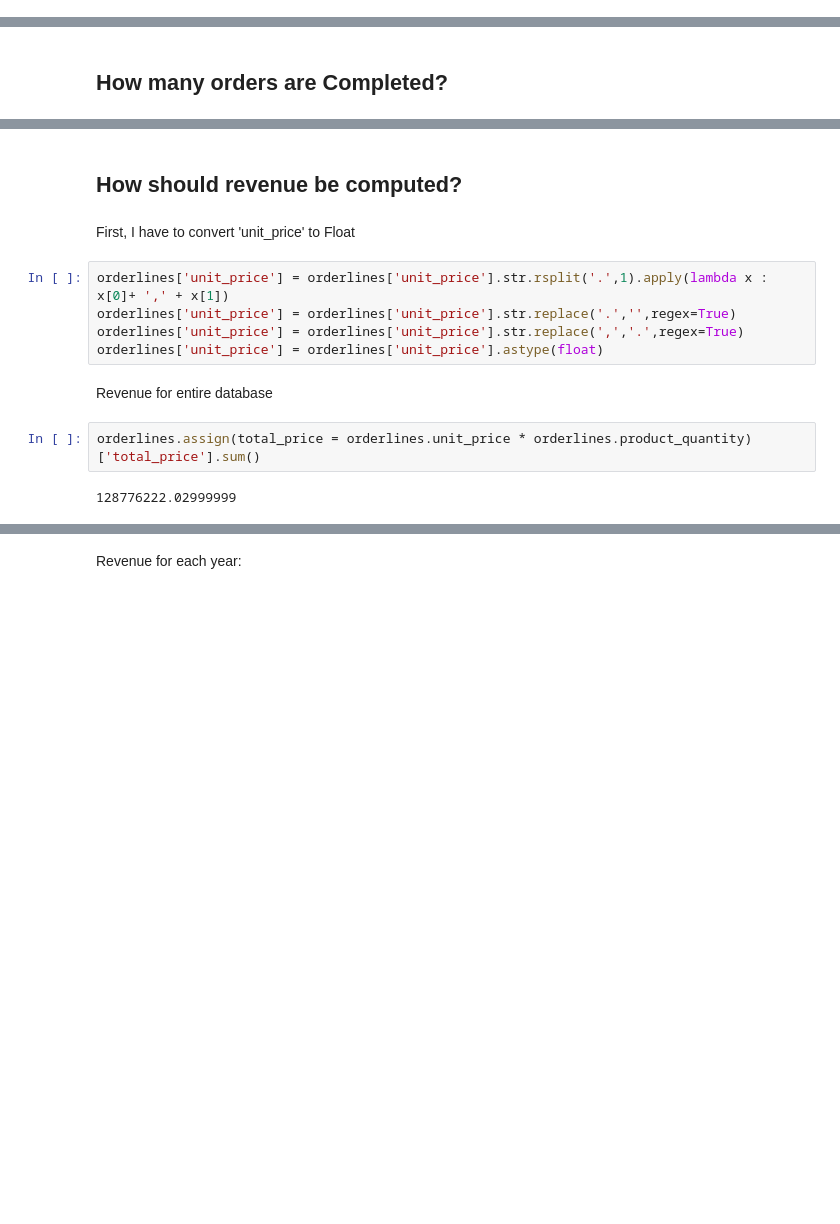
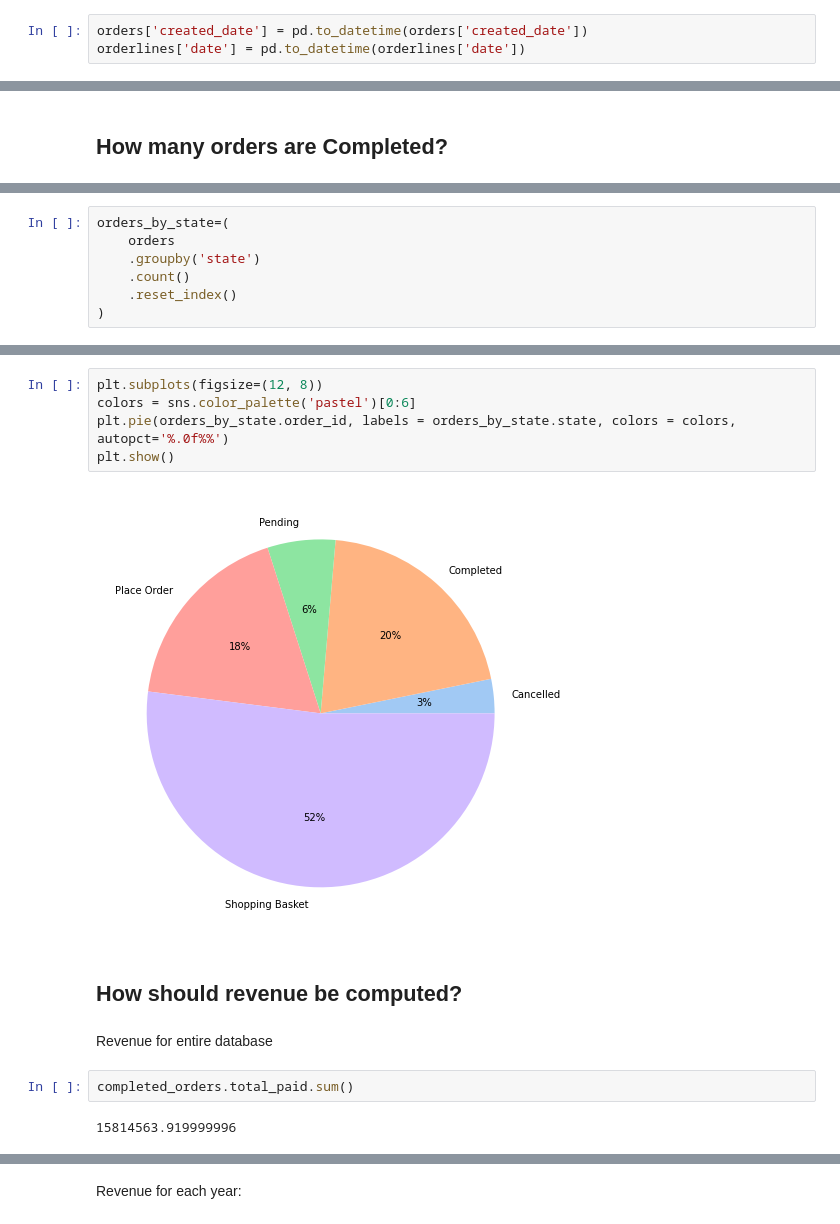
Before and after one commit to hanaamulic/Eniac_project-Week_3, a Jupyter notebook: Custom_exploration_clean_tables.ipynb, the cells around one changed output, grey strips where cells are left out. Saved outputs shown, nothing was run; the diff lists cells and outputs as text; blank space fills up the shorter version.

Commit message:
Changes on Data-visualisation challenge

```diff
--- a/Custom_exploration_clean_tables.ipynb
+++ b/Custom_exploration_clean_tables.ipynb
@@ -14,3 +17,6 @@ orders = pd.read_csv('data/eniac/orders_clean.csv')
+# %%
+orders['created_date'] = pd.to_datetime(orders['created_date'])
+orderlines['date'] = pd.to_datetime(orderlines['date'])
 # %% [markdown]
 # Orderlines info
 # %%
@@ -172,0 +85,7 @@ Name: state, dtype: int64
+# %%
+orders_by_state=(
+    orders
+    .groupby('state')
+    .count()
+    .reset_index()
+)
@@ -173,15 +101,15 @@ Name: state, dtype: int64
+# %%
+plt.subplots(figsize=(12, 8))
+colors = sns.color_palette('pastel')[0:6]
+plt.pie(orders_by_state.order_id, labels = orders_by_state.state, colors = colors, autopct='%.0f%%')
+plt.show()
+# %% [output]
+[figure, added]
 # %% [markdown]
 ## How should revenue be computed?
-# %% [markdown]
-First, I have to convert 'unit_price' to Float
-# %%
-orderlines['unit_price'] = orderlines['unit_price'].str.rsplit('.',1).apply(lambda x : x[0]+ ',' + x[1])
-orderlines['unit_price'] = orderlines['unit_price'].str.replace('.','',regex=True)
-orderlines['unit_price'] = orderlines['unit_price'].str.replace(',','.',regex=True)
-orderlines['unit_price'] = orderlines['unit_price'].astype(float)
 # %% [markdown]
 Revenue for entire database
 # %%
-orderlines.assign(total_price = orderlines.unit_price * orderlines.product_quantity)['total_price'].sum()
+completed_orders.total_paid.sum()
 # %% [output]
-128776222.02999999
+15814563.919999996
```
Also changed, not shown: parts of 39 cells of this notebook, 3 other files.
